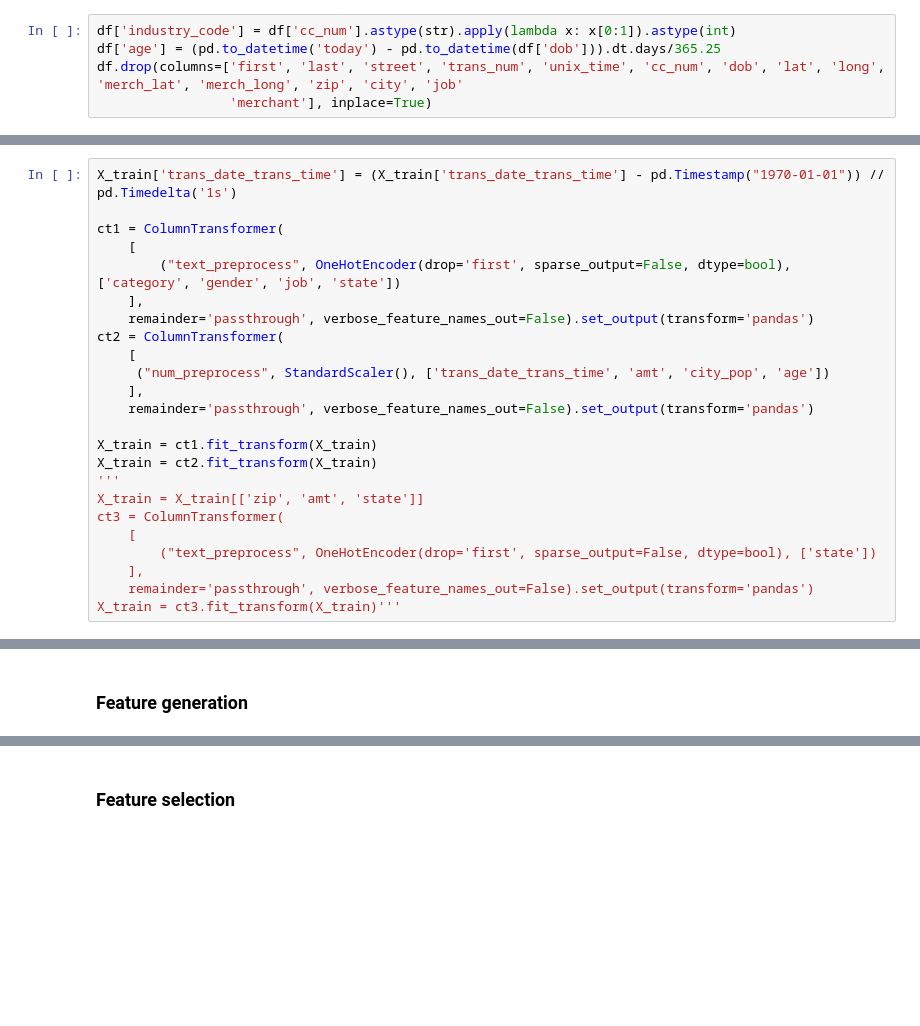
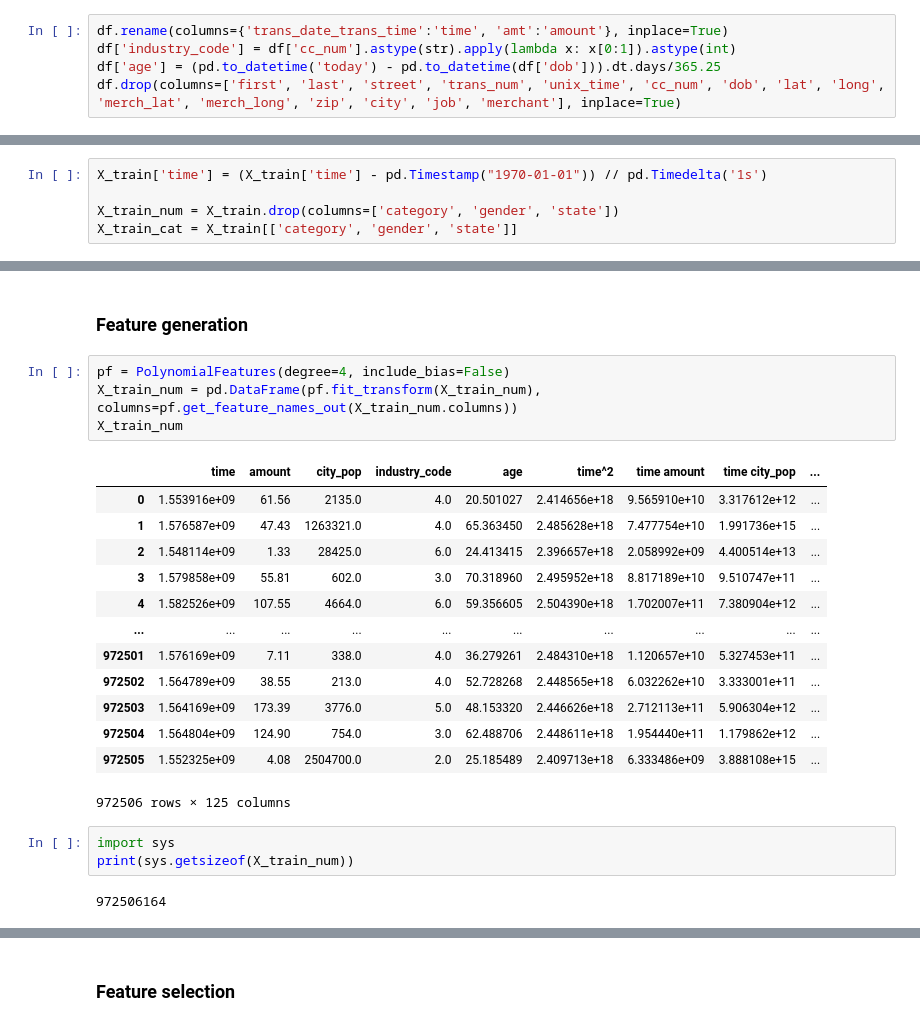
Before and after one commit to ArtemAntonov/Credit-Card-Transactions-Fraud-Detection, a Jupyter notebook: 2. Preprocessing.ipynb, the cells around one changed output, grey strips where cells are left out. Cells and saved outputs as stored; diff of their text form; blank space fills up the shorter version.

```diff
--- a/2. Preprocessing.ipynb
+++ b/2. Preprocessing.ipynb
@@ -27,31 +27,12 @@ Based on discoveries of EDA, I delete some unusable featurs and transform others
 # %%
+df.rename(columns={'trans_date_trans_time':'time', 'amt':'amount'}, inplace=True)
 df['industry_code'] = df['cc_num'].astype(str).apply(lambda x: x[0:1]).astype(int)
 df['age'] = (pd.to_datetime('today') - pd.to_datetime(df['dob'])).dt.days/365.25
-df.drop(columns=['first', 'last', 'street', 'trans_num', 'unix_time', 'cc_num', 'dob', 'lat', 'long', 'merch_lat', 'merch_long', 'zip', 'city', 'job'
-                 'merchant'], inplace=True)
+df.drop(columns=['first', 'last', 'street', 'trans_num', 'unix_time', 'cc_num', 'dob', 'lat', 'long', 'merch_lat', 'merch_long', 'zip', 'city', 'job', 'merchant'], inplace=True)
 # %%
 X_train, X_test, y_train, y_test = train_test_split(df.drop(columns='is_fraud'), df['is_fraud'], test_size=0.25, random_state=1)
 # %%
-X_train['trans_date_trans_time'] = (X_train['trans_date_trans_time'] - pd.Timestamp("1970-01-01")) // pd.Timedelta('1s')
+X_train['time'] = (X_train['time'] - pd.Timestamp("1970-01-01")) // pd.Timedelta('1s')
 
-ct1 = ColumnTransformer(
-    [
-        ("text_preprocess", OneHotEncoder(drop='first', sparse_output=False, dtype=bool), ['category', 'gender', 'job', 'state'])
-    ],
-    remainder='passthrough', verbose_feature_names_out=False).set_output(transform='pandas')
-ct2 = ColumnTransformer(
-    [
-     ("num_preprocess", StandardScaler(), ['trans_date_trans_time', 'amt', 'city_pop', 'age'])
-    ],
-    remainder='passthrough', verbose_feature_names_out=False).set_output(transform='pandas')
-
-X_train = ct1.fit_transform(X_train)
-X_train = ct2.fit_transform(X_train)
-'''
-X_train = X_train[['zip', 'amt', 'state']]
-ct3 = ColumnTransformer(
-    [
-        ("text_preprocess", OneHotEncoder(drop='first', sparse_output=False, dtype=bool), ['state'])
-    ],
-    remainder='passthrough', verbose_feature_names_out=False).set_output(transform='pandas')
-X_train = ct3.fit_transform(X_train)'''
+X_train_num = X_train.drop(columns=['category', 'gender', 'state'])
+X_train_cat = X_train[['category', 'gender', 'state']]
@@ -96,6 +50,29 @@ scale before test
 9. Test, test learning
 # %% [markdown]
 ### Feature generation
+# %%
+pf = PolynomialFeatures(degree=4, include_bias=False)
+X_train_num = pd.DataFrame(pf.fit_transform(X_train_num), columns=pf.get_feature_names_out(X_train_num.columns))
+X_train_num
+# %% [output]
+|  | time | amount | city_pop | industry_code | age | time^2 | time amount | time city_pop | ... |
+| 0 | 1.553916e+09 | 61.56 | 2135.0 | 4.0 | 20.501027 | 2.414656e+18 | 9.565910e+10 | 3.317612e+12 | ... |
+| 1 | 1.576587e+09 | 47.43 | 1263321.0 | 4.0 | 65.363450 | 2.485628e+18 | 7.477754e+10 | 1.991736e+15 | ... |
+| 2 | 1.548114e+09 | 1.33 | 28425.0 | 6.0 | 24.413415 | 2.396657e+18 | 2.058992e+09 | 4.400514e+13 | ... |
+| 3 | 1.579858e+09 | 55.81 | 602.0 | 3.0 | 70.318960 | 2.495952e+18 | 8.817189e+10 | 9.510747e+11 | ... |
+| 4 | 1.582526e+09 | 107.55 | 4664.0 | 6.0 | 59.356605 | 2.504390e+18 | 1.702007e+11 | 7.380904e+12 | ... |
+| ... | ... | ... | ... | ... | ... | ... | ... | ... | ... |
+| 972501 | 1.576169e+09 | 7.11 | 338.0 | 4.0 | 36.279261 | 2.484310e+18 | 1.120657e+10 | 5.327453e+11 | ... |
+| 972502 | 1.564789e+09 | 38.55 | 213.0 | 4.0 | 52.728268 | 2.448565e+18 | 6.032262e+10 | 3.333001e+11 | ... |
+| 972503 | 1.564169e+09 | 173.39 | 3776.0 | 5.0 | 48.153320 | 2.446626e+18 | 2.712113e+11 | 5.906304e+12 | ... |
+| 972504 | 1.564804e+09 | 124.90 | 754.0 | 3.0 | 62.488706 | 2.448611e+18 | 1.954440e+11 | 1.179862e+12 | ... |
+| 972505 | 1.552325e+09 | 4.08 | 2504700.0 | 2.0 | 25.185489 | 2.409713e+18 | 6.333486e+09 | 3.888108e+15 | ... |
+972506 rows × 125 columns
+# %%
+import sys
+print(sys.getsizeof(X_train_num))
+# %% [output]
+972506164
 # %%
 def evaluate(X, y):
     models = dict()
```
Also changed, not shown: parts of 14 cells of this notebook, 5 other files.
